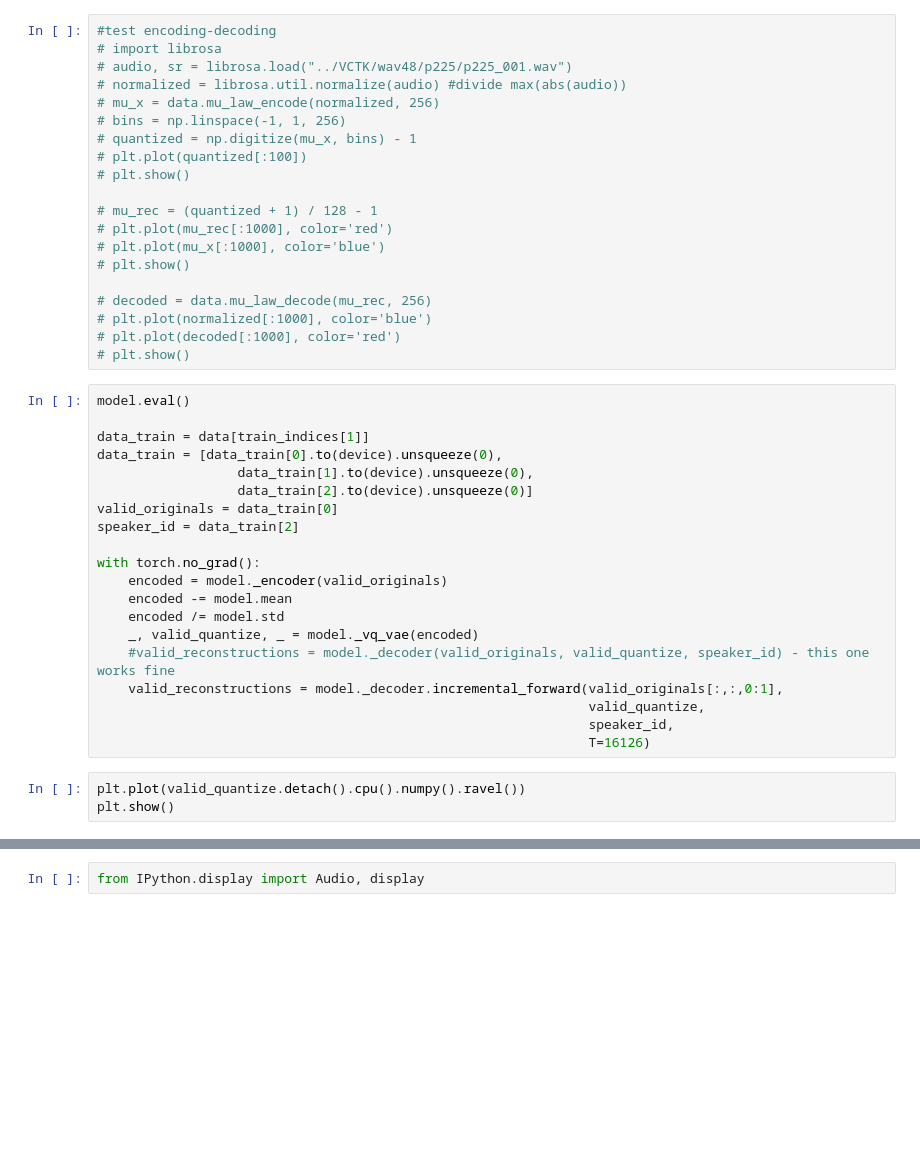
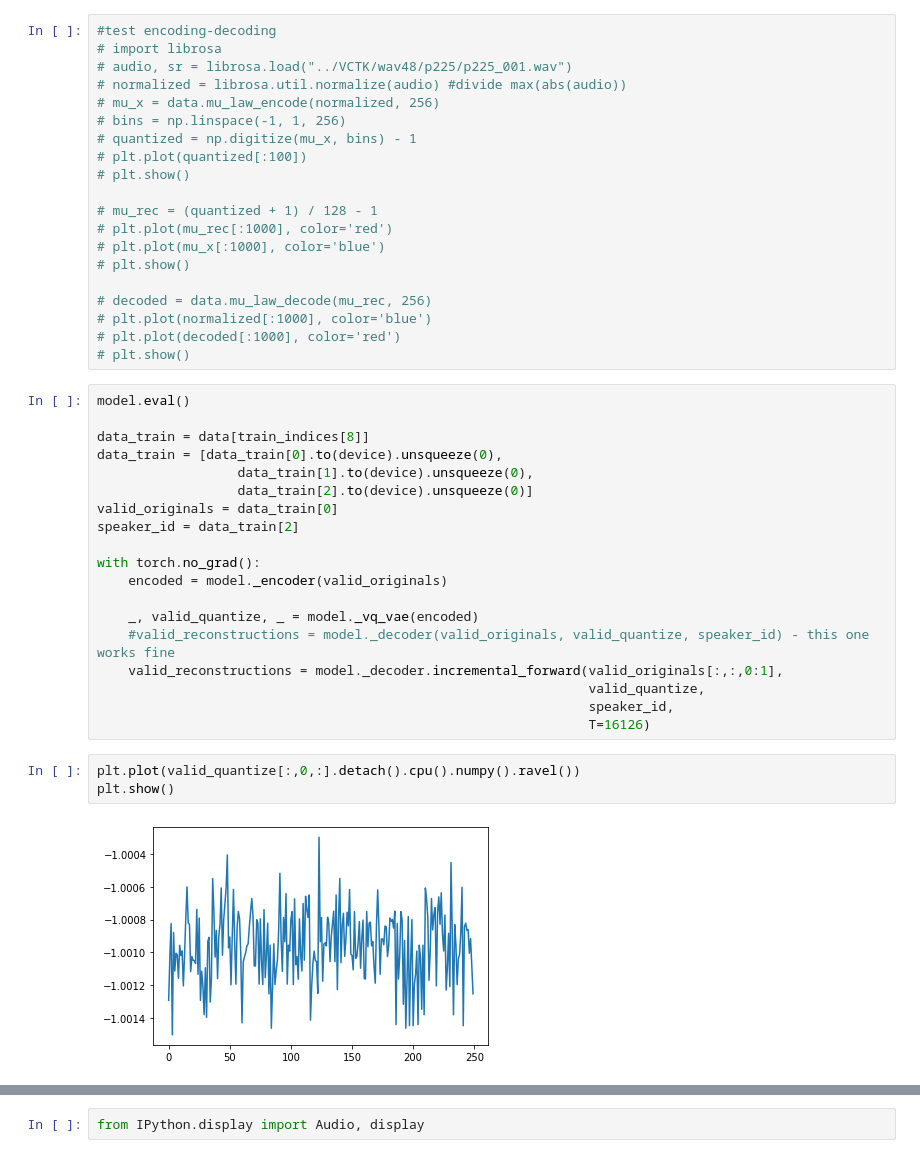
Before and after one commit to ckdgus0505/pytorch_vq_vae_audio, a Jupyter notebook: vq-vae.ipynb, the cells around one changed output, grey strips where cells are left out. Drawn from its saved outputs; the diff is of its cells as text; blank space fills up the shorter version.

```diff
--- a/vq-vae.ipynb
+++ b/vq-vae.ipynb
@@ -462,7 +479,7 @@ with open("errors", "wb") as file:
 # %%
 model.eval()
 
-data_train = data[train_indices[1]]
+data_train = data[train_indices[8]]
 data_train = [data_train[0].to(device).unsqueeze(0),
                   data_train[1].to(device).unsqueeze(0),
                   data_train[2].to(device).unsqueeze(0)]
@@ -471,8 +488,7 @@ speaker_id = data_train[2]
 
 with torch.no_grad():
     encoded = model._encoder(valid_originals)
-    encoded -= model.mean
-    encoded /= model.std
+
     _, valid_quantize, _ = model._vq_vae(encoded)
     #valid_reconstructions = model._decoder(valid_originals, valid_quantize, speaker_id) - this one works fine
     valid_reconstructions = model._decoder.incremental_forward(valid_originals[:,:,0:1],
@@ -480,8 +496,10 @@ with torch.no_grad():
                                                                speaker_id,
                                                                T=16126)
 # %%
-plt.plot(valid_quantize.detach().cpu().numpy().ravel())
+plt.plot(valid_quantize[:,0,:].detach().cpu().numpy().ravel())
 plt.show()
+# %% [output]
+[figure, added]
 # %%
 recon = valid_reconstructions.squeeze().argmax(dim=0).detach().cpu().numpy()
 plt.plot(recon)
```
Also changed, not shown: parts of 23 cells of this notebook, 1 other file.
